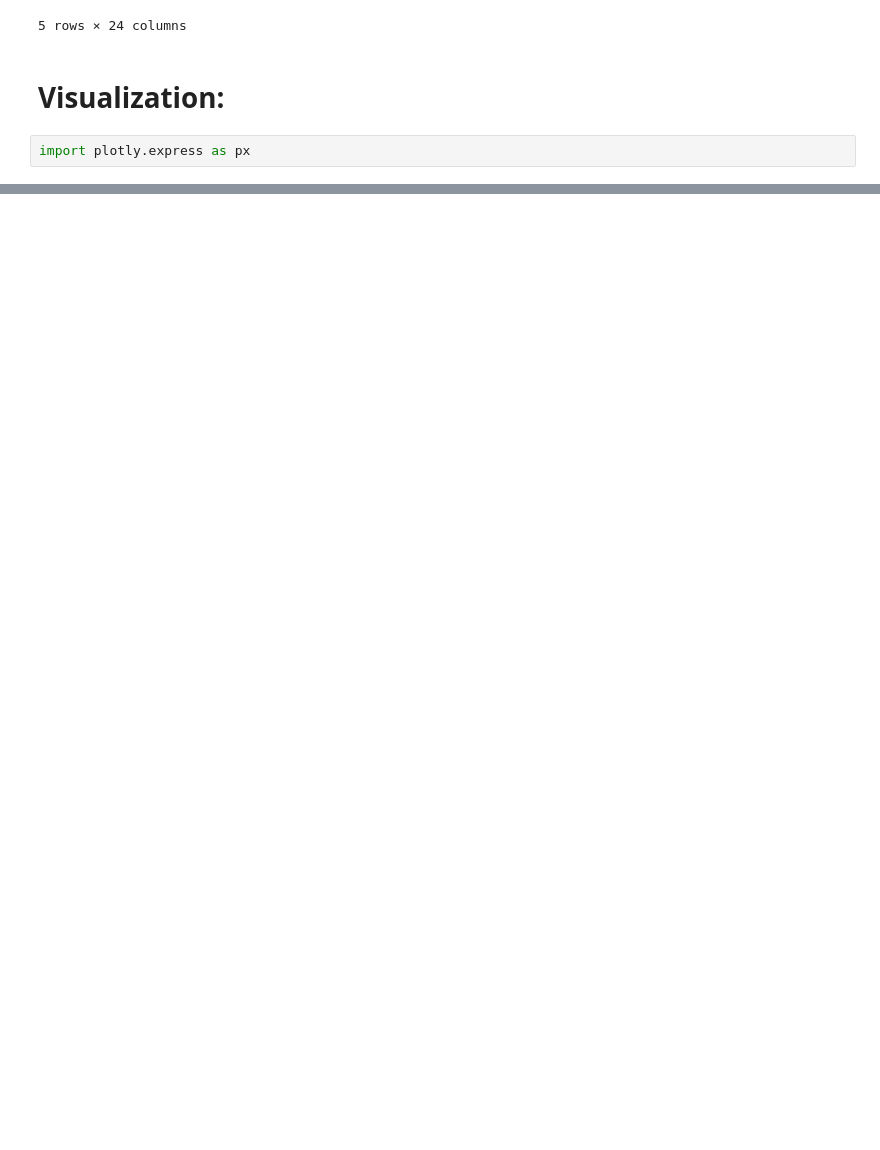
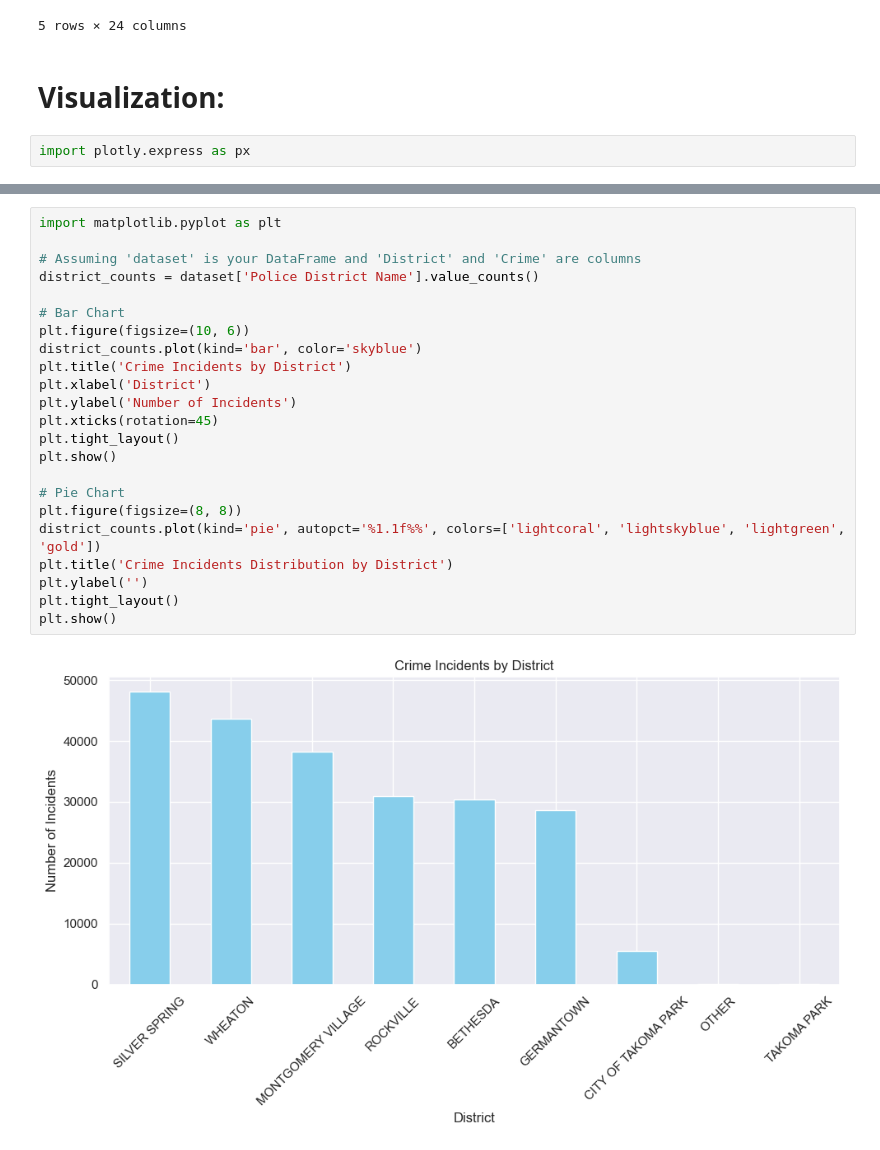
Before and after one commit to Sba23037/HDip_CA1_-MachineLearning_CristinaPriolo_HodanMohamedAbdi, a Jupyter notebook: HDip_ML_CristinaPrioloSba23037_HodanAbdiMohamed23416.ipynb, the cells around one changed output, grey strips where cells are left out. Drawn from its saved outputs; the diff is of its cells as text; blank space fills up the shorter version.

Commit message:
visualization + data cleaning
visualization and also dropped observation with the dropna function

```diff
--- a/HDip_ML_CristinaPrioloSba23037_HodanAbdiMohamed23416.ipynb
+++ b/HDip_ML_CristinaPrioloSba23037_HodanAbdiMohamed23416.ipynb
@@ -160,3 +160,28 @@ fig.update_traces(title_text='Crimes by Type', hoverinfo='label+percent', textin
 fig.show()
 # %% [output]
 [interactive output not drawn]
+# %%
+import matplotlib.pyplot as plt
+
+# Assuming 'dataset' is your DataFrame and 'District' and 'Crime' are columns
+district_counts = dataset['Police District Name'].value_counts()
+
+# Bar Chart
+plt.figure(figsize=(10, 6))
+district_counts.plot(kind='bar', color='skyblue')
+plt.title('Crime Incidents by District')
+plt.xlabel('District')
+plt.ylabel('Number of Incidents')
+plt.xticks(rotation=45)
+plt.tight_layout()
+plt.show()
+
+# Pie Chart
+plt.figure(figsize=(8, 8))
+district_counts.plot(kind='pie', autopct='%1.1f%%', colors=['lightcoral', 'lightskyblue', 'lightgreen', 'gold'])
+plt.title('Crime Incidents Distribution by District')
+plt.ylabel('')
+plt.tight_layout()
+plt.show()
+# %% [output]
+[figure, added]
```
Also changed, not shown: parts of 4 cells of this notebook.
